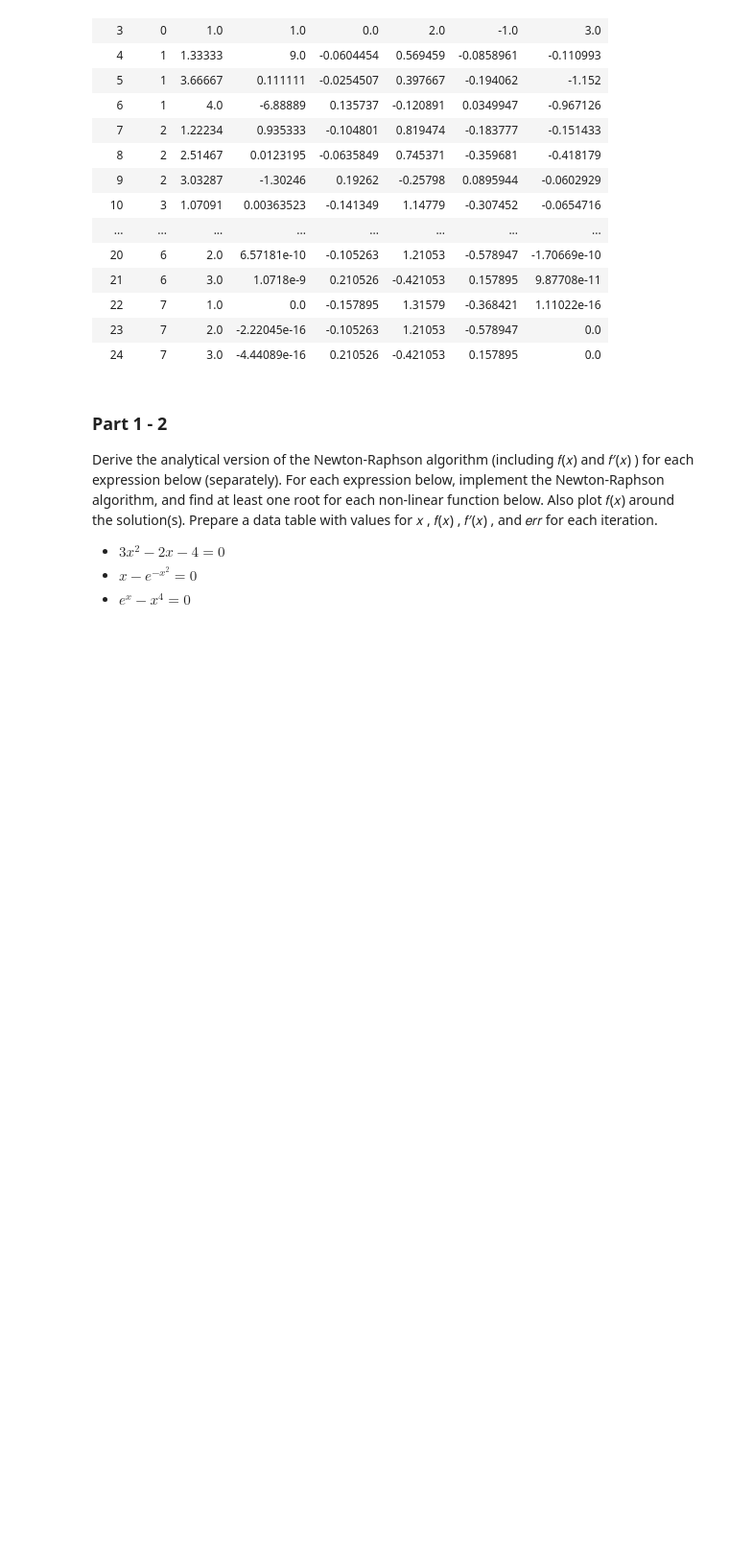
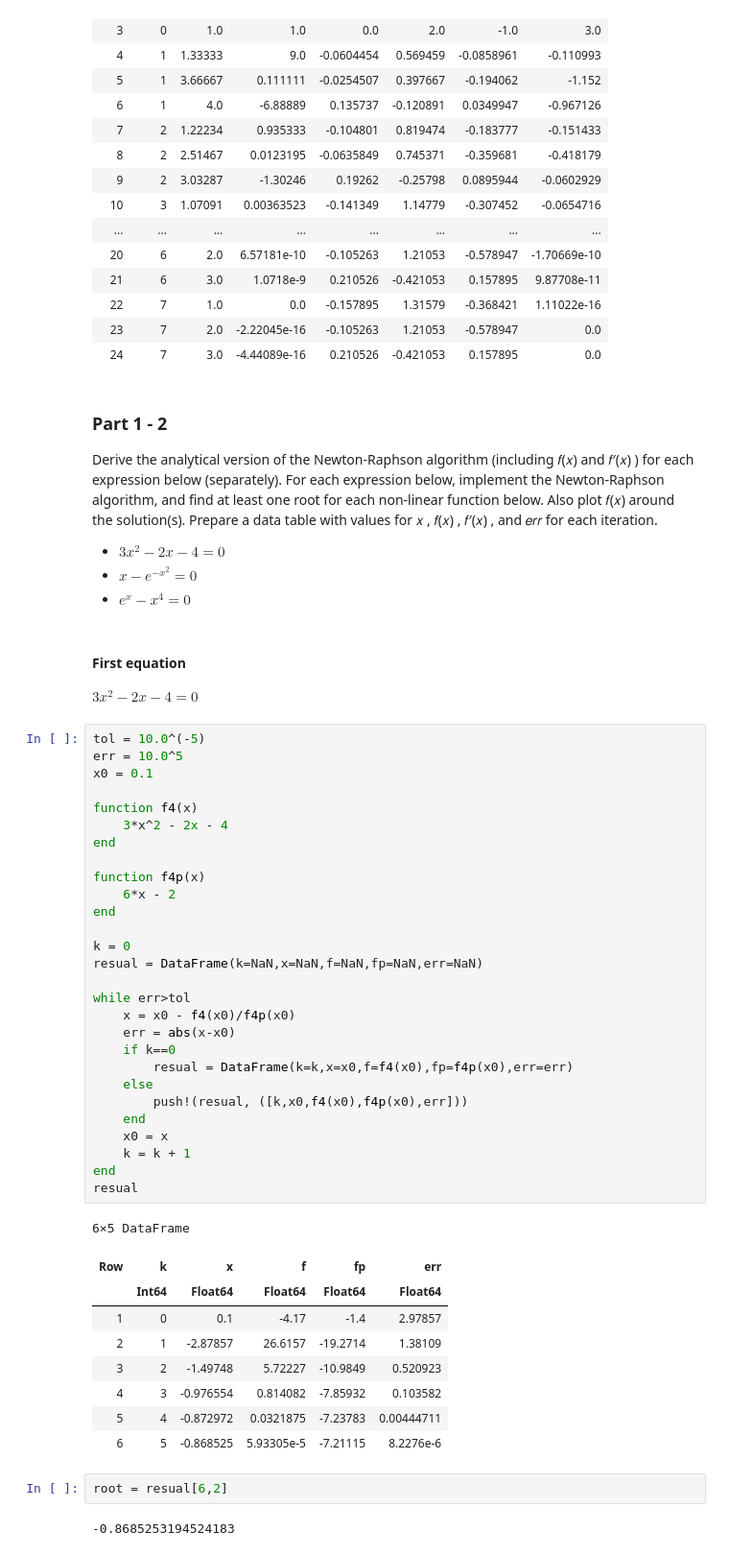
Before and after one commit to YawenZhang01/OptimizationWinter2023, a Jupyter notebook: assignments/Homework_6.ipynb, the cells around one changed output. Shown at 96% size. Cells and saved outputs as stored; diff of their text form; blank space fills up the shorter version.

```diff
--- a/assignments/Homework_6.ipynb
+++ b/assignments/Homework_6.ipynb
@@ -118,3 +118,49 @@ Derive the analytical version of the Newton-Raphson algorithm (including  𝑓(
 * $ 3𝑥^2−2𝑥−4=0 $
 * $ 𝑥−𝑒^{-x^2}=0 $
 * $ 𝑒^𝑥−𝑥^4=0 $
+# %% [markdown]
+#### First equation
+
+$ 3𝑥^2−2𝑥−4=0 $
+# %%
+tol = 10.0^(-5)
+err = 10.0^5
+x0 = 0.1
+
+function f4(x)
+    3*x^2 - 2x - 4
+end
+
+function f4p(x)
+    6*x - 2
+end
+
+k = 0
+resual = DataFrame(k=NaN,x=NaN,f=NaN,fp=NaN,err=NaN)
+
+while err>tol
+    x = x0 - f4(x0)/f4p(x0)
+    err = abs(x-x0)
+    if k==0
+        resual = DataFrame(k=k,x=x0,f=f4(x0),fp=f4p(x0),err=err)
+    else
+        push!(resual, ([k,x0,f4(x0),f4p(x0),err]))
+    end
+    x0 = x
+    k = k + 1
+end
+resual
+# %% [output]
+6×5 DataFrame
+| Row | k | x | f | fp | err |
+|  | Int64 | Float64 | Float64 | Float64 | Float64 |
+| 1 | 0 | 0.1 | -4.17 | -1.4 | 2.97857 |
+| 2 | 1 | -2.87857 | 26.6157 | -19.2714 | 1.38109 |
+| 3 | 2 | -1.49748 | 5.72227 | -10.9849 | 0.520923 |
+| 4 | 3 | -0.976554 | 0.814082 | -7.85932 | 0.103582 |
+| 5 | 4 | -0.872972 | 0.0321875 | -7.23783 | 0.00444711 |
+| 6 | 5 | -0.868525 | 5.93305e-5 | -7.21115 | 8.2276e-6 |
+# %%
+root = resual[6,2]
+# %% [output]
+-0.8685253194524183
```
Also changed, not shown: parts of 6 cells of this notebook.
